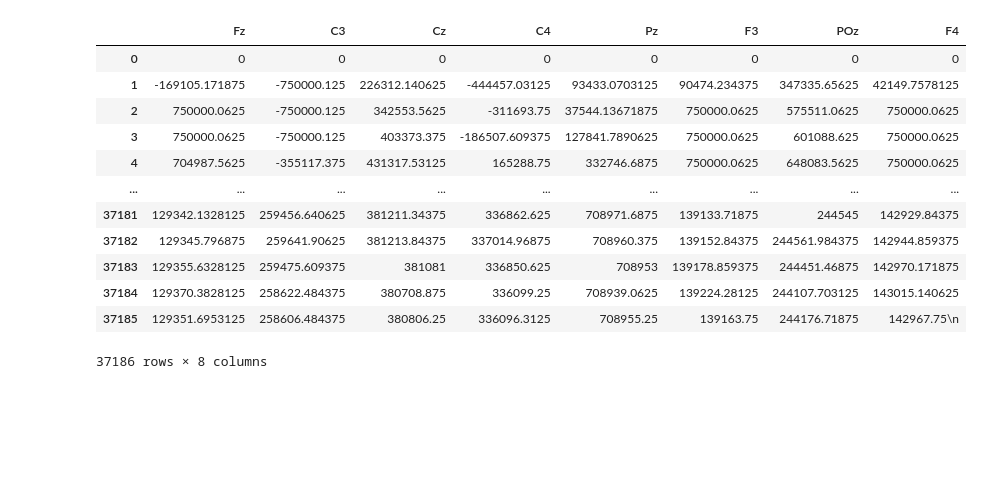
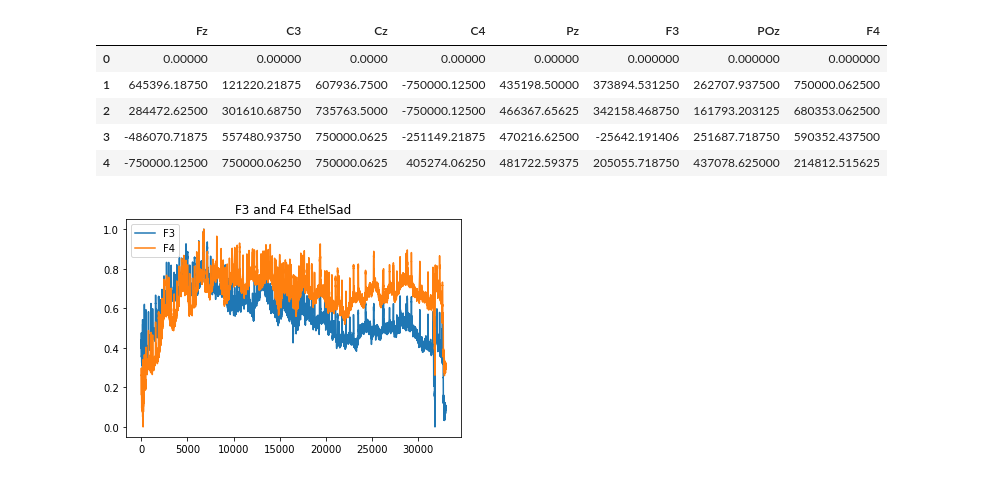
Before and after one commit to Brain-i-hacks/BrainiBeats, a Jupyter notebook: BrainEmotion.ipynb, the cells around one changed output. Cells and saved outputs as stored; diff of their text form; code cells hidden in the pictures; blank space fills up the shorter version.

```diff
--- a/BrainEmotion.ipynb
+++ b/BrainEmotion.ipynb
@@ -8,5 +9,5 @@ os.chdir('C:\\Users\\anita\\OneDrive\\Bureaublad\\Anita\'s stuff II\\Tilburg uni
 # %%
-path = 'C:\\Users\\anita\\OneDrive\\Bureaublad\\Anita\'s stuff II\\Tilburg university\\Brainihacks\\CHI 2023\\emotunz\\sadanita\\5.csv'
+path = 'C:\\Users\\Gebruiker\\Desktop\\Rotzooi begint hier\\uvt\\Brainihacks\\emotunz\\sadethel\\5.csv'
 
 
 with open(path) as file:
@@ -29,38 +30,31 @@ F4 = []
 
 for i in range(len(eeg)):
     if count == 0:
-        Fz.append(eeg[i])
+        Fz.append(float(eeg[i]))
     elif count == 1:
-        C3.append(eeg[i])
+        C3.append(float(eeg[i]))
     elif count == 2:
-        Cz.append(eeg[i])
+        Cz.append(float(eeg[i]))
     elif count ==3:
-        C4.append(eeg[i])
+        C4.append(float(eeg[i]))
     elif count == 4:
-        Pz.append(eeg[i])
+        Pz.append(float(eeg[i]))
     elif count == 5:
-        F3.append(eeg[i])
+        F3.append(float(eeg[i]))
     elif count == 6:
-        POz.append(eeg[i])
+        POz.append(float(eeg[i]))
     elif count ==7:
-        F4.append(eeg[i])
+        F4.append(float(eeg[i]))
     count += 1
     if count == 8:
         count = 0
 # %%
 rawEEG = pd.DataFrame({'Fz':Fz, 'C3': C3, 'Cz': Cz, 'C4':C4, 'Pz':Pz, 'F3':F3, 'POz':POz, 'F4':F4})
-rawEEG
+rawEEG.head(5)
 # %% [output]
 |  | Fz | C3 | Cz | C4 | Pz | F3 | POz | F4 |
-| 0 | 0 | 0 | 0 | 0 | 0 | 0 | 0 | 0 |
-| 1 | -169105.171875 | -750000.125 | 226312.140625 | -444457.03125 | 93433.0703125 | 90474.234375 | 347335.65625 | 42149.7578125 |
-| 2 | 750000.0625 | -750000.125 | 342553.5625 | -311693.75 | 37544.13671875 | 750000.0625 | 575511.0625 | 750000.0625 |
-| 3 | 750000.0625 | -750000.125 | 403373.375 | -186507.609375 | 127841.7890625 | 750000.0625 | 601088.625 | 750000.0625 |
-| 4 | 704987.5625 | -355117.375 | 431317.53125 | 165288.75 | 332746.6875 | 750000.0625 | 648083.5625 | 750000.0625 |
-| ... | ... | ... | ... | ... | ... | ... | ... | ... |
-| 37181 | 129342.1328125 | 259456.640625 | 381211.34375 | 336862.625 | 708971.6875 | 139133.71875 | 244545 | 142929.84375 |
-| 37182 | 129345.796875 | 259641.90625 | 381213.84375 | 337014.96875 | 708960.375 | 139152.84375 | 244561.984375 | 142944.859375 |
-| 37183 | 129355.6328125 | 259475.609375 | 381081 | 336850.625 | 708953 | 139178.859375 | 244451.46875 | 142970.171875 |
-| 37184 | 129370.3828125 | 258622.484375 | 380708.875 | 336099.25 | 708939.0625 | 139224.28125 | 244107.703125 | 143015.140625 |
-| 37185 | 129351.6953125 | 258606.484375 | 380806.25 | 336096.3125 | 708955.25 | 139163.75 | 244176.71875 | 142967.75\n |
+| 0 | 0.00000 | 0.00000 | 0.0000 | 0.00000 | 0.00000 | 0.000000 | 0.000000 | 0.000000 |
+| 1 | 645396.18750 | 121220.21875 | 607936.7500 | -750000.12500 | 435198.50000 | 373894.531250 | 262707.937500 | 750000.062500 |
+| 2 | 284472.62500 | 301610.68750 | 735763.5000 | -750000.12500 | 466367.65625 | 342158.468750 | 161793.203125 | 680353.062500 |
+| 3 | -486070.71875 | 557480.93750 | 750000.0625 | -251149.21875 | 470216.62500 | -25642.191406 | 251687.718750 | 590352.437500 |
+| 4 | -750000.12500 | 750000.06250 | 750000.0625 | 405274.06250 | 481722.59375 | 205055.718750 | 437078.625000 | 214812.515625 |
-37186 rows × 8 columns
@@ -67,3 +80,11 @@ rawEEG
+# %%
+plt.plot(F3Scaled, label = 'F3')
+plt.plot(F4Scaled, label = 'F4')
+plt.title('F3 and F4 EthelSad')
+plt.legend()
+plt.savefig('Asymmetry EthelSad', dpi = 300)
+# %% [output]
+[figure, added]
 # %%
 def FrontalAlphaAsymmetry(left, right):
     epochs = []
```
Also changed, not shown: parts of 5 cells of this notebook.
